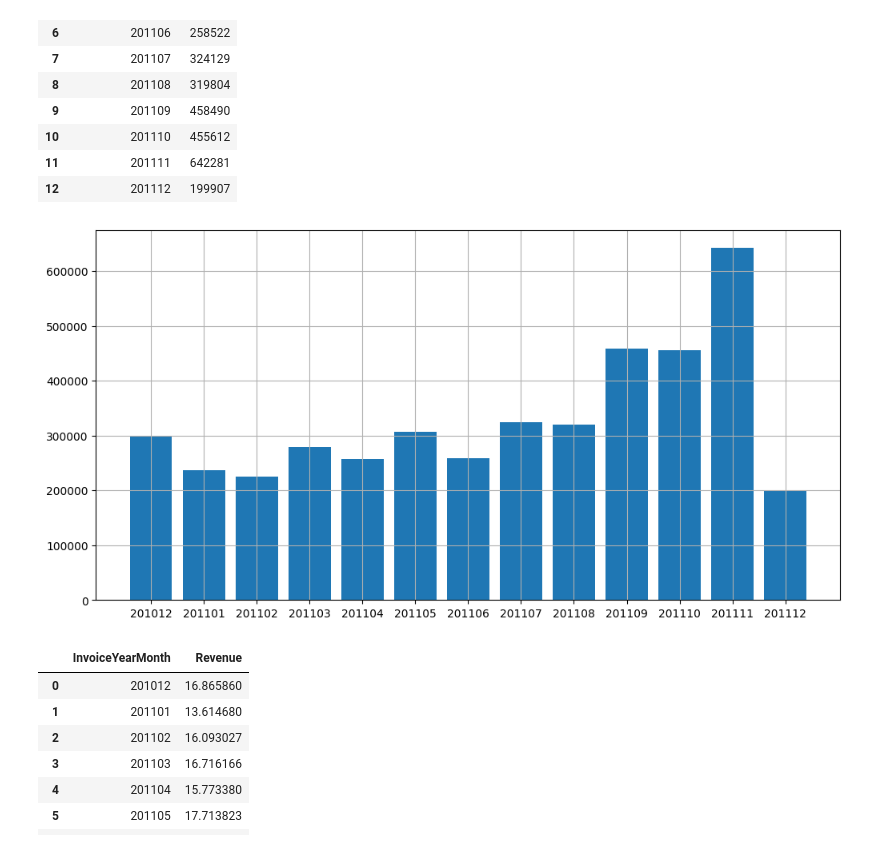
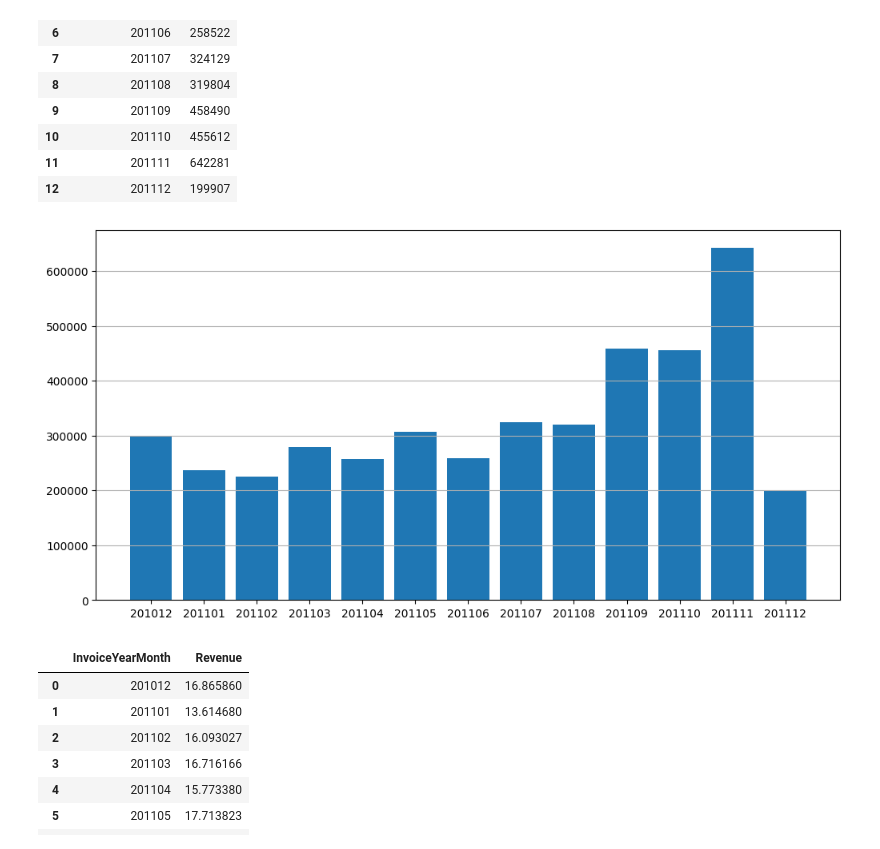
Before and after one commit to MahdiAhmadiKamal/PyLearn7-Data-Science, a Jupyter notebook: PyLearn7-Assignment39/online retail/online_retail.ipynb, the cells around one changed output. Cells and saved outputs as stored; diff of their text form; code cells hidden in the pictures.

```diff
--- a/PyLearn7-Assignment39/online retail/online_retail.ipynb
+++ b/PyLearn7-Assignment39/online retail/online_retail.ipynb
@@ -133,10 +133,10 @@ tx_monthly_sales
 # %%
 plt.figure(figsize=(12,6))
 plt.bar(tx_monthly_sales['InvoiceYearMonth'].to_numpy(dtype=str), tx_monthly_sales['Quantity'].to_numpy())
-plt.grid()
+plt.grid(axis='y')
 plt.show()
 # %% [output]
-[figure, old version]
+[figure, new version]
 # %%
 # create a new dataframe for average revenue by taking the mean of it
 tx_monthly_order_avg = tx_uk.groupby('InvoiceYearMonth')['Revenue'].mean().reset_index()
```
Also changed, not shown: parts of 5 cells of this notebook, 1 other file.
